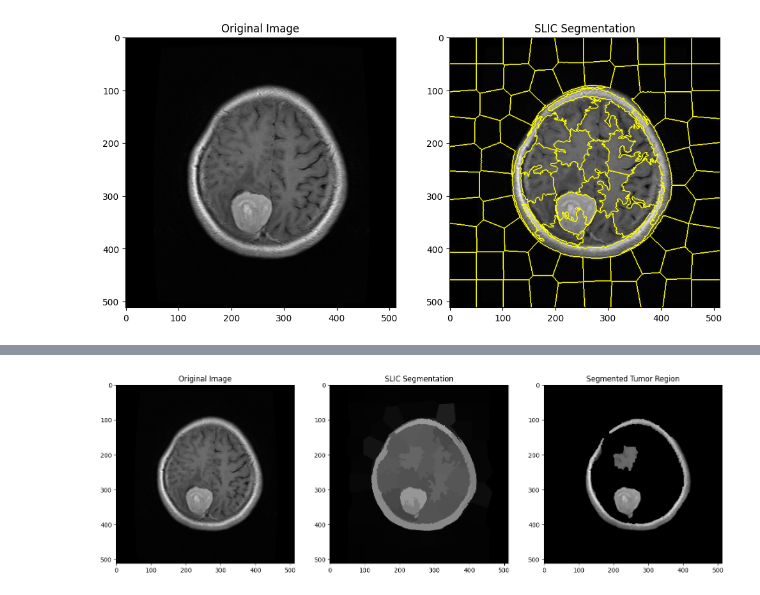
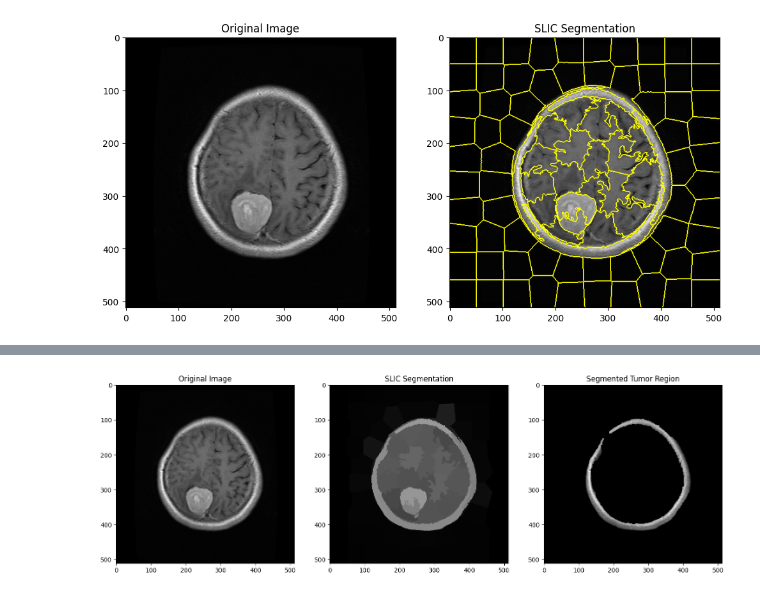
Before and after one commit to waiee/Brain-Tumor-Segmentation, a Jupyter notebook: main.ipynb, the cells around one changed output, grey strips where cells are left out. Drawn from its saved outputs; the diff is of its cells as text; code cells hidden in the pictures.

Commit message:
contour

```diff
--- a/main.ipynb
+++ b/main.ipynb
@@ -120,6 +103,20 @@ Requirement already satisfied: networkx in c:\users\user\appdata\roaming\python\
 # # Threshold the image to extract the tumor region
 # tumor_mask = cv2.inRange(hsv_mask, lower_bound, upper_bound)
 
+# # Apply morphological operations to refine the segmentation
+# kernel = np.ones((5, 5), np.uint8)
+# tumor_mask = cv2.morphologyEx(tumor_mask, cv2.MORPH_CLOSE, kernel)
+# tumor_mask = cv2.morphologyEx(tumor_mask, cv2.MORPH_OPEN, kernel)
+
+# # Find contours in the binary mask
+# contours, _ = cv2.findContours(tumor_mask, cv2.RETR_EXTERNAL, cv2.CHAIN_APPROX_SIMPLE)
+
+# # Keep only the largest contour (assumed to be the tumor)
+# if contours:
+#     largest_contour = max(contours, key=cv2.contourArea)
+#     tumor_mask = np.zeros_like(tumor_mask)
+#     cv2.drawContours(tumor_mask, [largest_contour], -1, (255), thickness=cv2.FILLED)
+
 # # Apply the binary mask to the original image
 # segmented_image = cv2.bitwise_and(img_rgb, img_rgb, mask=tumor_mask)
 
@@ -136,7 +133,6 @@ Requirement already satisfied: networkx in c:\users\user\appdata\roaming\python\
 # ax[2].set_title('Segmented Tumor Region')
 
 # plt.show()
-
 
 import cv2
 import numpy as np
@@ -162,31 +158,40 @@ hsv_mask = cv2.cvtColor(mask, cv2.COLOR_BGR2HSV)
 
 # Define lower and upper bounds for tumor color in HSV
 lower_bound = np.array([0, 0, 100], dtype=np.uint8)
 upper_bound = np.array([255, 255, 255], dtype=np.uint8)
 
 # Threshold the image to extract the tumor region
 tumor_mask = cv2.inRange(hsv_mask, lower_bound, upper_bound)
 
 # Apply morphological operations to refine the segmentation
 kernel = np.ones((5, 5), np.uint8)
 tumor_mask = cv2.morphologyEx(tumor_mask, cv2.MORPH_CLOSE, kernel)
 tumor_mask = cv2.morphologyEx(tumor_mask, cv2.MORPH_OPEN, kernel)
 
+# Find contours in the binary mask
+contours, _ = cv2.findContours(tumor_mask, cv2.RETR_EXTERNAL, cv2.CHAIN_APPROX_SIMPLE)
+
+# Keep the contour with the largest area
+if contours:
+    largest_contour = max(contours, key=cv2.contourArea)
+    tumor_mask = np.zeros_like(tumor_mask)
+    cv2.drawContours(tumor_mask, [largest_contour], -1, (255), thickness=cv2.FILLED)
+
 # Apply the binary mask to the original image
 segmented_image = cv2.bitwise_and(img_rgb, img_rgb, mask=tumor_mask)
 
 # Display the original image, SLIC segmentation result, and segmented tumor region
 fig, ax = plt.subplots(1, 3, figsize=(18, 6))
 
 ax[0].imshow(img_rgb)
 ax[0].set_title('Original Image')
 
 ax[1].imshow(mask)
 ax[1].set_title('SLIC Segmentation')
 
 ax[2].imshow(segmented_image)
 ax[2].set_title('Segmented Tumor Region')
 
 plt.show()
 # %% [output]
-[figure, old version]
+[figure, new version]
```
Also changed, not shown: parts of 1 cell of this notebook.
